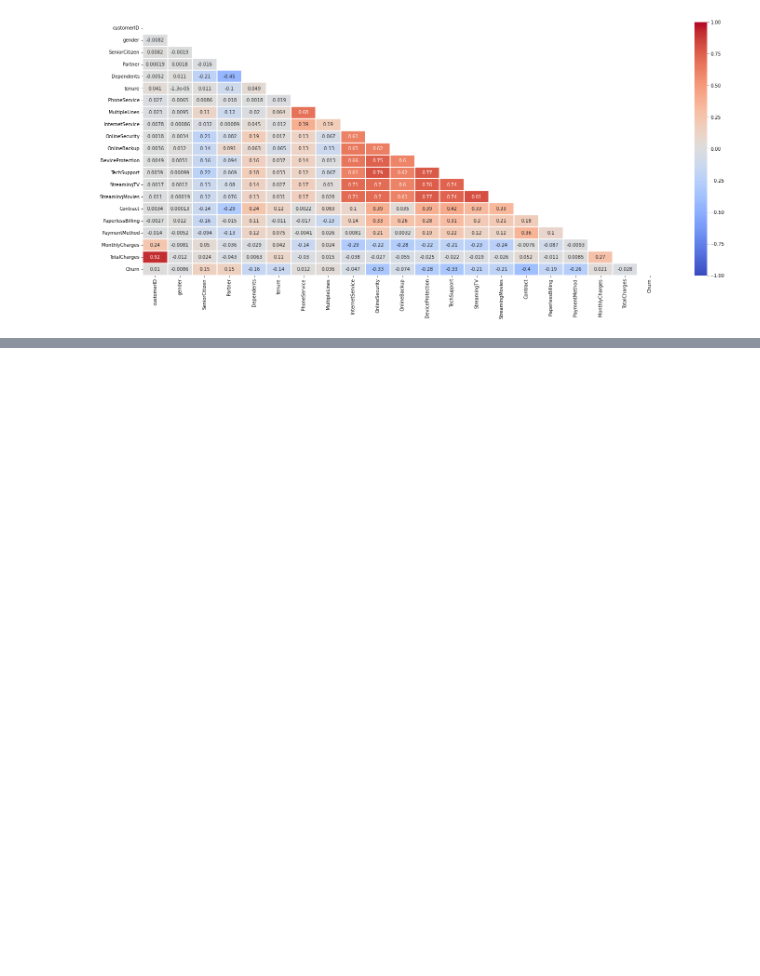
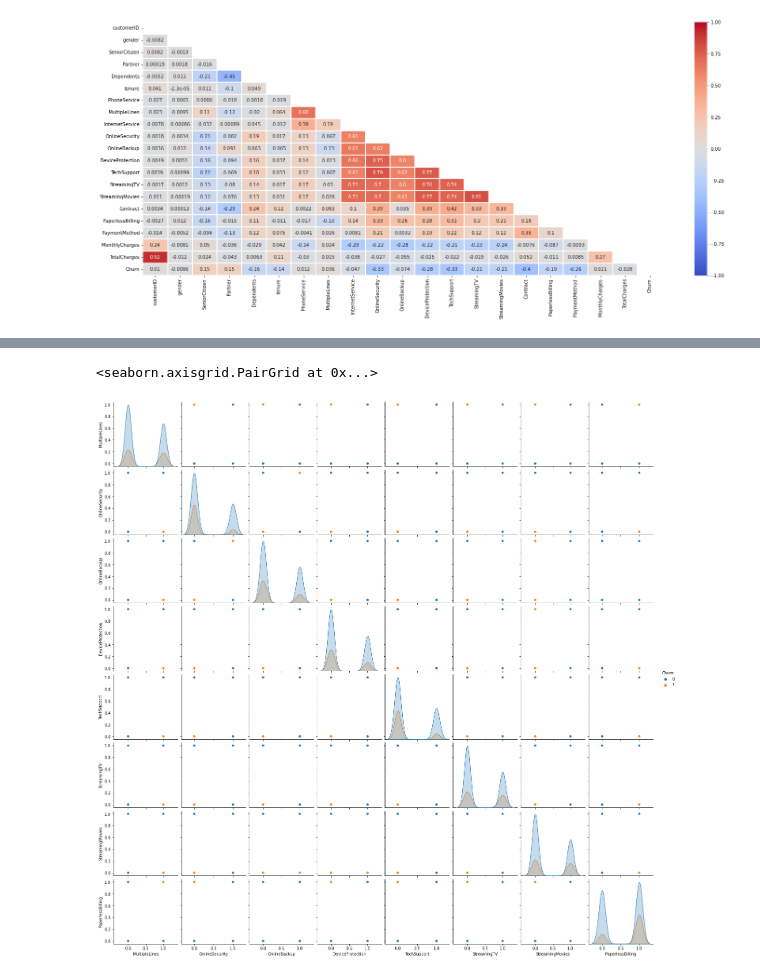
Before and after one commit to furkaneneseren/Telco-Churn-Prediction, a Jupyter notebook: churn-prediction.ipynb, the cells around one changed output, grey strips where cells are left out. Saved outputs shown, nothing was run; the diff lists cells and outputs as text; code cells hidden in the pictures; blank space fills up the shorter version.

```diff
--- a/churn-prediction.ipynb
+++ b/churn-prediction.ipynb
@@ -496,0 +508,5 @@ ax = sns.heatmap(corr, mask=mask, xticklabels=corr.columns, yticklabels=corr.col
+# %%
+sns.pairplot(df_minmax_scaled, vars=df_minmax_scaled.columns[6:14], hue='Churn')
+# %% [output]
+<seaborn.axisgrid.PairGrid at 0x...>
+[figure, added]
```
Also changed, not shown: parts of 5 cells of this notebook.
